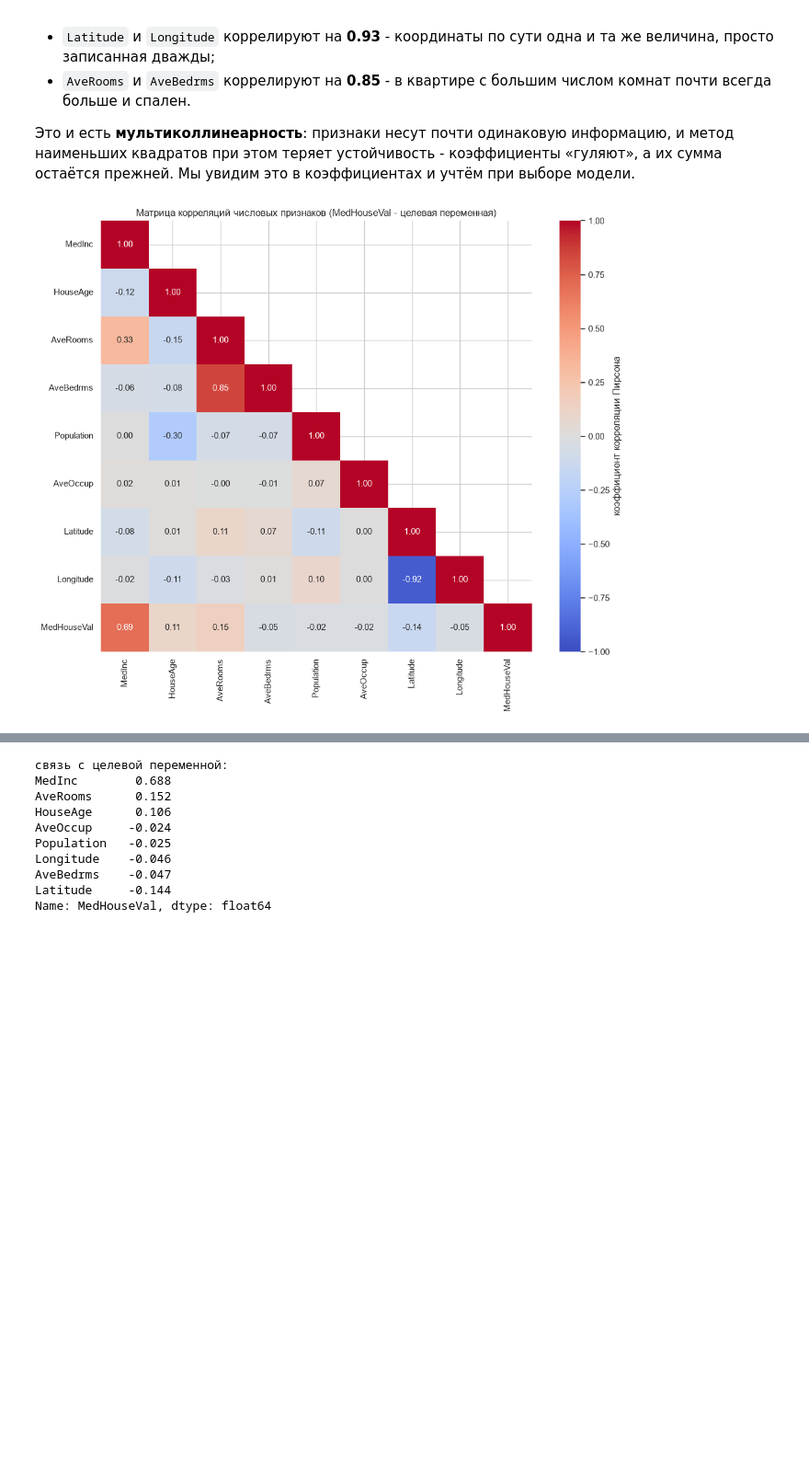
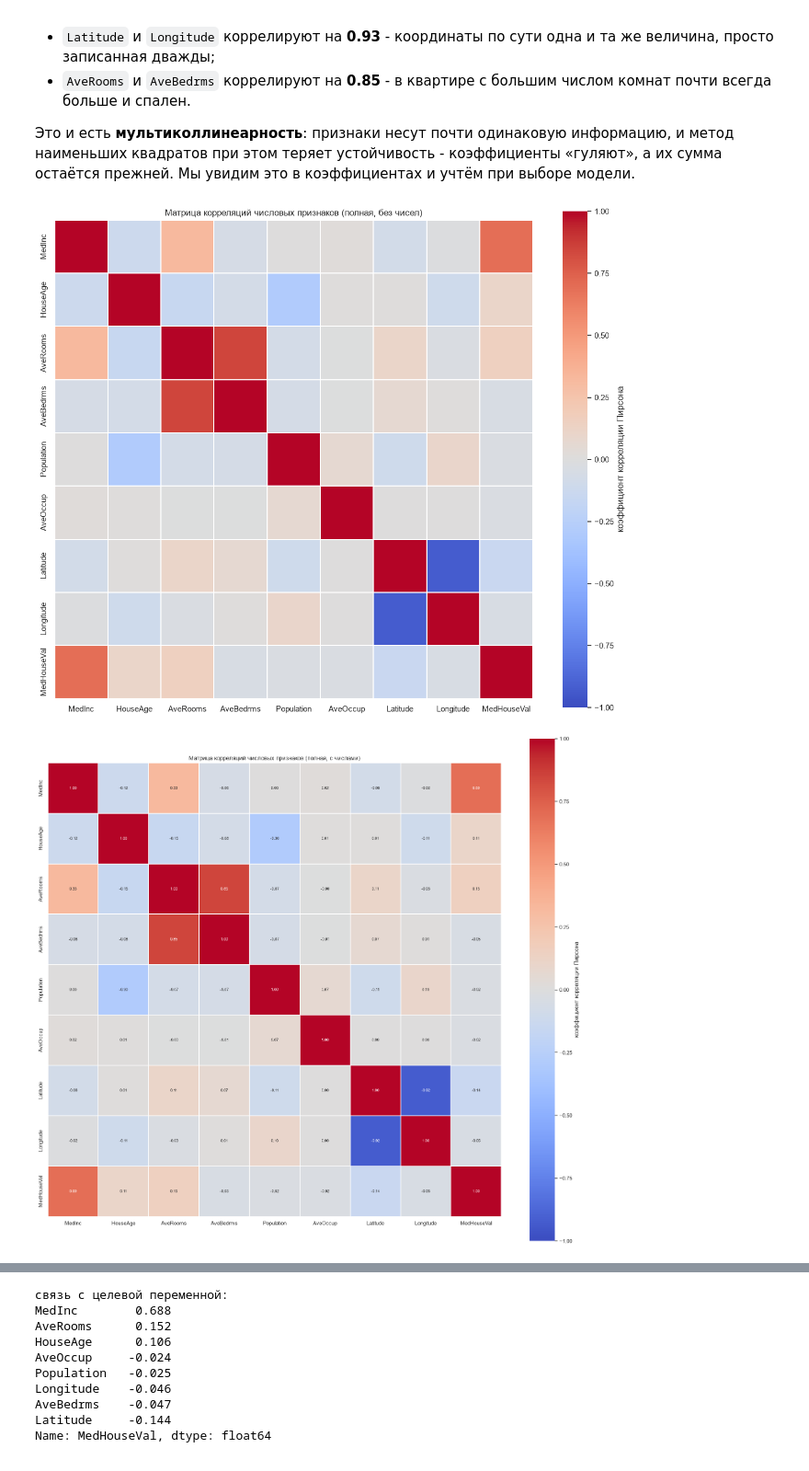
Before and after one commit to DmitPerson42/praktika-1, a Jupyter notebook: 1_Линейная_регрессия.ipynb, the cells around one changed output, grey strips where cells are left out. Shown at 92% size. Drawn from its saved outputs; the diff is of its cells as text; code cells hidden in the pictures; blank space fills up the shorter version.

```diff
--- a/1_Линейная_регрессия.ipynb
+++ b/1_Линейная_регрессия.ipynb
@@ -665,29 +675,37 @@ plt.show()
 коэффициенты «гуляют», а их сумма остаётся прежней. Мы увидим это в
 коэффициентах и учтём при выборе модели.
 # %%
-# Матрица корреляций: сразу видно и сильную связь с целью, и пары признаков,
-# которые мешают друг другу.
+# Матрица корреляций - ПОЛНАЯ, без маски: скрытых клеток нет. Верхний
+# треугольник повторяет нижний (r(A,B) = r(B,A)), но именно поэтому видно,
+# что связь взаимна. Два графика: структура целиком и числа для чтения.
 correlation = clean[numeric_columns].corr()
-mask = np.triu(np.ones_like(correlation, dtype=bool), k=1)
 
-figure, axis = plt.subplots(figsize=(11, 9))
-sns.heatmap(correlation, annot=True, fmt=".2f", mask=mask,
-            cmap="coolwarm", vmin=-1, vmax=1, square=True,
+figure, axis = plt.subplots(figsize=(12, 10))
+sns.heatmap(correlation, annot=False, cmap="coolwarm", vmin=-1, vmax=1,
+            square=True, linewidths=0.3,
             cbar_kws={"label": "коэффициент корреляции Пирсона"}, ax=axis)
-axis.set_title("Матрица корреляций числовых признаков (MedHouseVal - целевая переменная)")
+axis.set_title("Матрица корреляций числовых признаков (полная, без чисел)")
 figure.tight_layout()
 plt.show()
+
+figure, axis = plt.subplots(figsize=(17, 15))
+sns.heatmap(correlation, annot=True, fmt=".2f", cmap="coolwarm", vmin=-1, vmax=1,
+            square=True, linewidths=0.3, annot_kws={"size": 8},
+            cbar_kws={"label": "коэффициент корреляции Пирсона"}, ax=axis)
+axis.set_title("Матрица корреляций числовых признаков (полная, с числами)")
+figure.tight_layout()
+plt.show()
+
 correlation[TARGET].drop(TARGET).sort_values(ascending=False)
 
-
-
-# Каждая клетка отвечает на один вопрос: «насколько сильно меняются две величины
-# одновременно?»
+# Каждая клетка отвечает на один вопрос: «насколько сильно меняются две
+# величины одновременно?»
 # Тёмно-красный     растут вместе
 # Синий             одна растёт, другая падает
 # Белый             никак не связаны
 # %% [output]
-[figure, old version]
+[figure, new version]
+[figure, added]
 MedInc        0.688075
 AveRooms      0.151948
 HouseAge      0.105623
```
Also changed, not shown: parts of 45 cells of this notebook, 5 other files.
